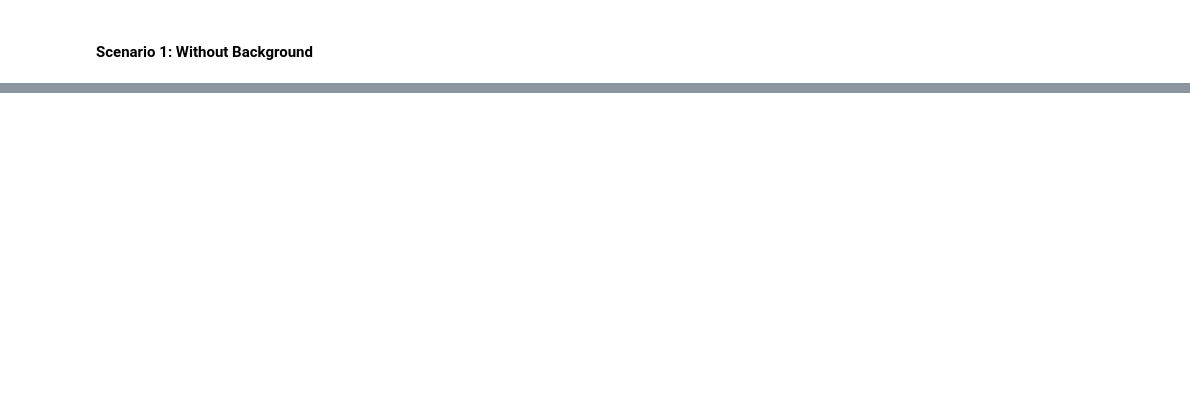
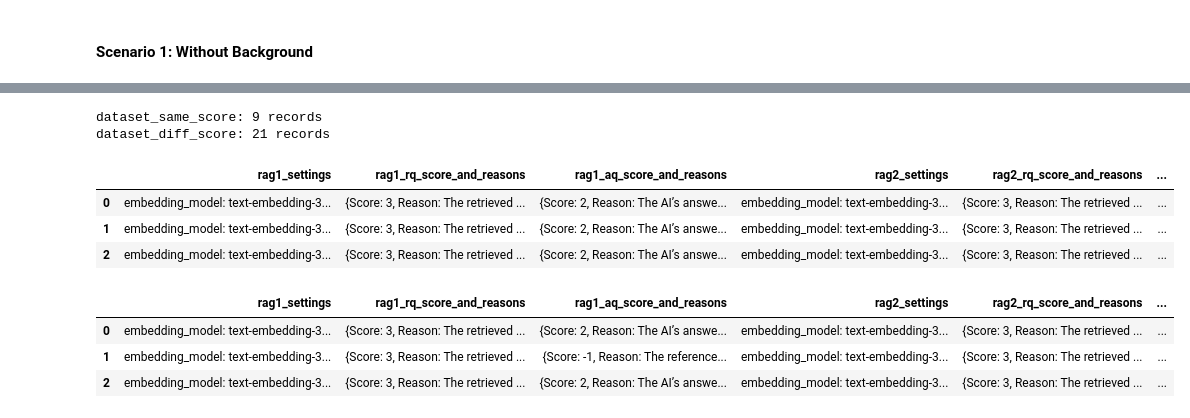
Before and after one commit to hanhanwu/Yokan, a Jupyter notebook: experiments_ragdr_v2/root_cause_analysis_exp4.ipynb, the cells around one changed output, grey strips where cells are left out. Cells and saved outputs as stored; diff of their text form; code cells hidden in the pictures; blank space fills up the shorter version.

```diff
--- a/experiments_ragdr_v2/root_cause_analysis_exp4.ipynb
+++ b/experiments_ragdr_v2/root_cause_analysis_exp4.ipynb
@@ -216 +217,23 @@ dataset_diff_score: 17 records
+# %%
+selected_hashes = ['fac62bbce5555de5ca44b01442baea3f', '93f67870e1be18f0328798b37faf07df']
+
+
+dataset_same_score, dataset_diff_score = build_comparison_datasets(
+    selected_hashes, df_records_rows, disinct_settings
+)
+print(f"dataset_same_score: {len(dataset_same_score)} records")
+print(f"dataset_diff_score: {len(dataset_diff_score)} records")
+display(dataset_same_score.head(3))
+display(dataset_diff_score.head(3))
+# %% [output]
+dataset_same_score: 9 records
+dataset_diff_score: 21 records
+|  | rag1_settings | rag1_rq_score_and_reasons | rag1_aq_score_and_reasons | rag2_settings | rag2_rq_score_and_reasons | ... |
+| 0 | embedding_model: text-embedding-3... | {Score: 3, Reason: The retrieved ... | {Score: 2, Reason: The AI’s answe... | embedding_model: text-embedding-3... | {Score: 3, Reason: The retrieved ... | ... |
+| 1 | embedding_model: text-embedding-3... | {Score: 3, Reason: The retrieved ... | {Score: 2, Reason: The AI’s answe... | embedding_model: text-embedding-3... | {Score: 3, Reason: The retrieved ... | ... |
+| 2 | embedding_model: text-embedding-3... | {Score: 3, Reason: The retrieved ... | {Score: 2, Reason: The AI’s answe... | embedding_model: text-embedding-3... | {Score: 3, Reason: The retrieved ... | ... |
+|  | rag1_settings | rag1_rq_score_and_reasons | rag1_aq_score_and_reasons | rag2_settings | rag2_rq_score_and_reasons | ... |
+| 0 | embedding_model: text-embedding-3... | {Score: 3, Reason: The retrieved ... | {Score: 2, Reason: The AI’s answe... | embedding_model: text-embedding-3... | {Score: 3, Reason: The retrieved ... | ... |
+| 1 | embedding_model: text-embedding-3... | {Score: 3, Reason: The retrieved ... | {Score: -1, Reason: The reference... | embedding_model: text-embedding-3... | {Score: 3, Reason: The retrieved ... | ... |
+| 2 | embedding_model: text-embedding-3... | {Score: 3, Reason: The retrieved ... | {Score: 2, Reason: The AI’s answe... | embedding_model: text-embedding-3... | {Score: 3, Reason: The retrieved ... | ... |
 # %%
```
Also changed, not shown: parts of 12 cells of this notebook, 2 other files.
